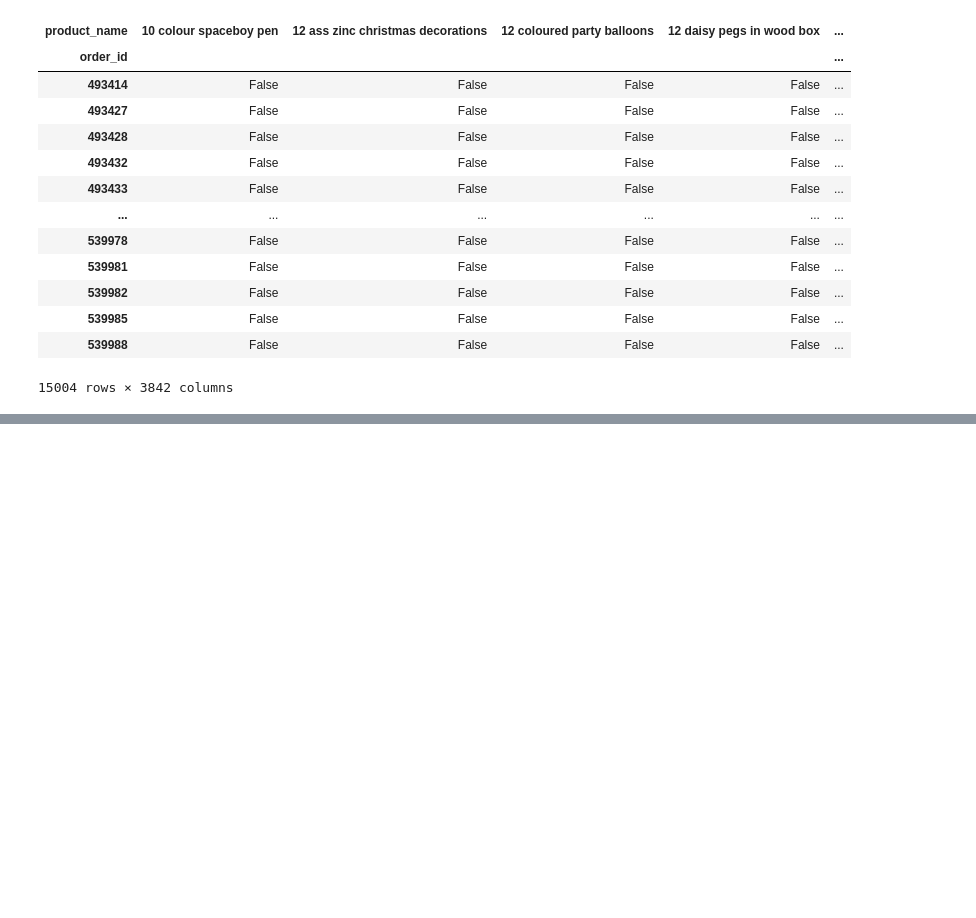
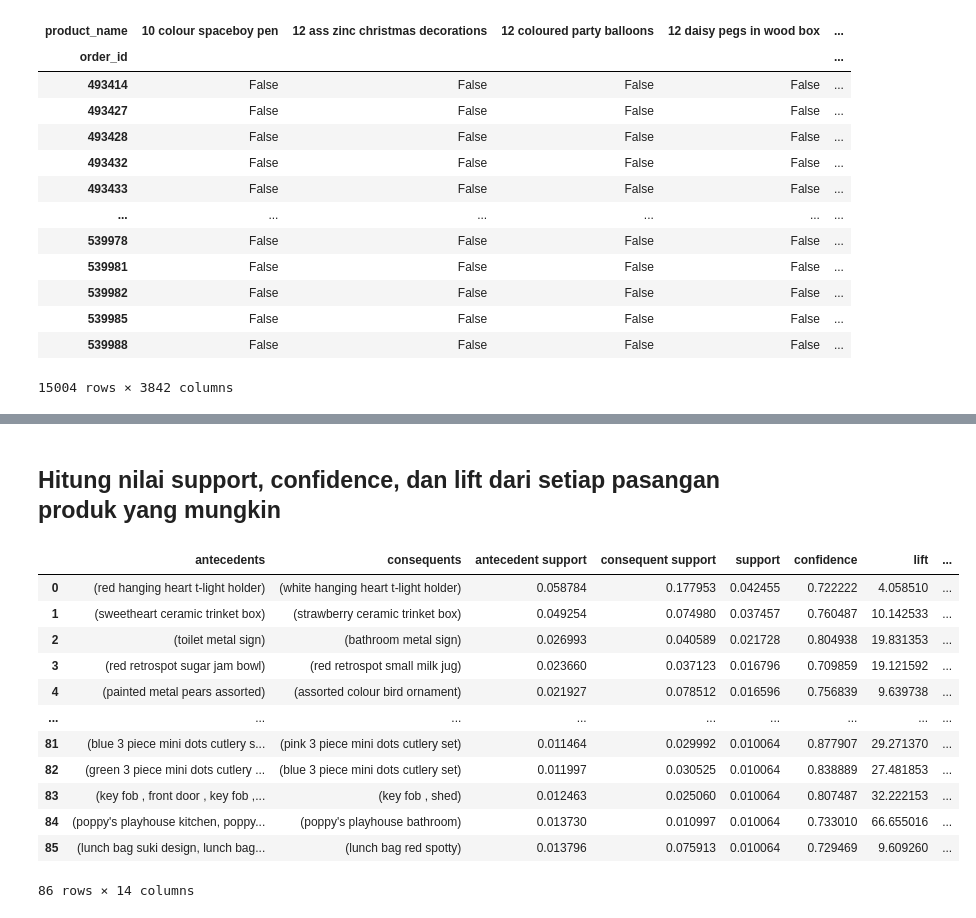
Before and after one commit to TurmaeUrsorum/Python_for_Data_Ananlis, a Jupyter notebook: 9 and 10. Project: Market Basket Analysis part 1 and 2/market_basket.ipynb, the cells around one changed output, grey strips where cells are left out. Drawn from its saved outputs; the diff is of its cells as text; code cells hidden in the pictures; blank space fills up the shorter version.

Commit message:
mantap, susah juga ini basket analisis

```diff
--- a/9 and 10. Project: Market Basket Analysis part 1 and 2/market_basket.ipynb
+++ b/9 and 10. Project: Market Basket Analysis part 1 and 2/market_basket.ipynb
@@ -195,0 +200,7 @@ basket_filter
+# %%
+# pip install mlxtend
+from mlxtend.frequent_patterns import apriori
+
+frequent_itemset = apriori(basket_filter, min_support=.01, use_colnames=True).sort_values('support', ascending=False).reset_index(drop=True)
+frequent_itemset['product_cnt'] = frequent_itemset['itemsets'].apply(lambda x: len(x))
+frequent_itemset
@@ -195,0 +221,21 @@ basket_filter
+# %% [markdown]
+## Hitung nilai support, confidence, dan lift dari setiap pasangan produk yang mungkin
+# %%
+from mlxtend.frequent_patterns import association_rules
+
+product_association = association_rules(frequent_itemset, metric='confidence', min_threshold=.7).sort_values(['support','confidence'], ascending=[False,False]).reset_index(drop=True)
+product_association
+# %% [output]
+|  | antecedents | consequents | antecedent support | consequent support | support | confidence | lift | ... |
+| 0 | (red hanging heart t-light holder) | (white hanging heart t-light holder) | 0.058784 | 0.177953 | 0.042455 | 0.722222 | 4.058510 | ... |
+| 1 | (sweetheart ceramic trinket box) | (strawberry ceramic trinket box) | 0.049254 | 0.074980 | 0.037457 | 0.760487 | 10.142533 | ... |
+| 2 | (toilet metal sign) | (bathroom metal sign) | 0.026993 | 0.040589 | 0.021728 | 0.804938 | 19.831353 | ... |
+| 3 | (red retrospot sugar jam bowl) | (red retrospot small milk jug) | 0.023660 | 0.037123 | 0.016796 | 0.709859 | 19.121592 | ... |
+| 4 | (painted metal pears assorted) | (assorted colour bird ornament) | 0.021927 | 0.078512 | 0.016596 | 0.756839 | 9.639738 | ... |
+| ... | ... | ... | ... | ... | ... | ... | ... | ... |
+| 81 | (blue 3 piece mini dots cutlery s... | (pink 3 piece mini dots cutlery set) | 0.011464 | 0.029992 | 0.010064 | 0.877907 | 29.271370 | ... |
+| 82 | (green 3 piece mini dots cutlery ... | (blue 3 piece mini dots cutlery set) | 0.011997 | 0.030525 | 0.010064 | 0.838889 | 27.481853 | ... |
+| 83 | (key fob , front door , key fob ,... | (key fob , shed) | 0.012463 | 0.025060 | 0.010064 | 0.807487 | 32.222153 | ... |
+| 84 | (poppy's playhouse kitchen, poppy... | (poppy's playhouse bathroom) | 0.013730 | 0.010997 | 0.010064 | 0.733010 | 66.655016 | ... |
+| 85 | (lunch bag suki design, lunch bag... | (lunch bag red spotty) | 0.013796 | 0.075913 | 0.010064 | 0.729469 | 9.609260 | ... |
+86 rows × 14 columns
```
Also changed, not shown: parts of 3 cells of this notebook.
